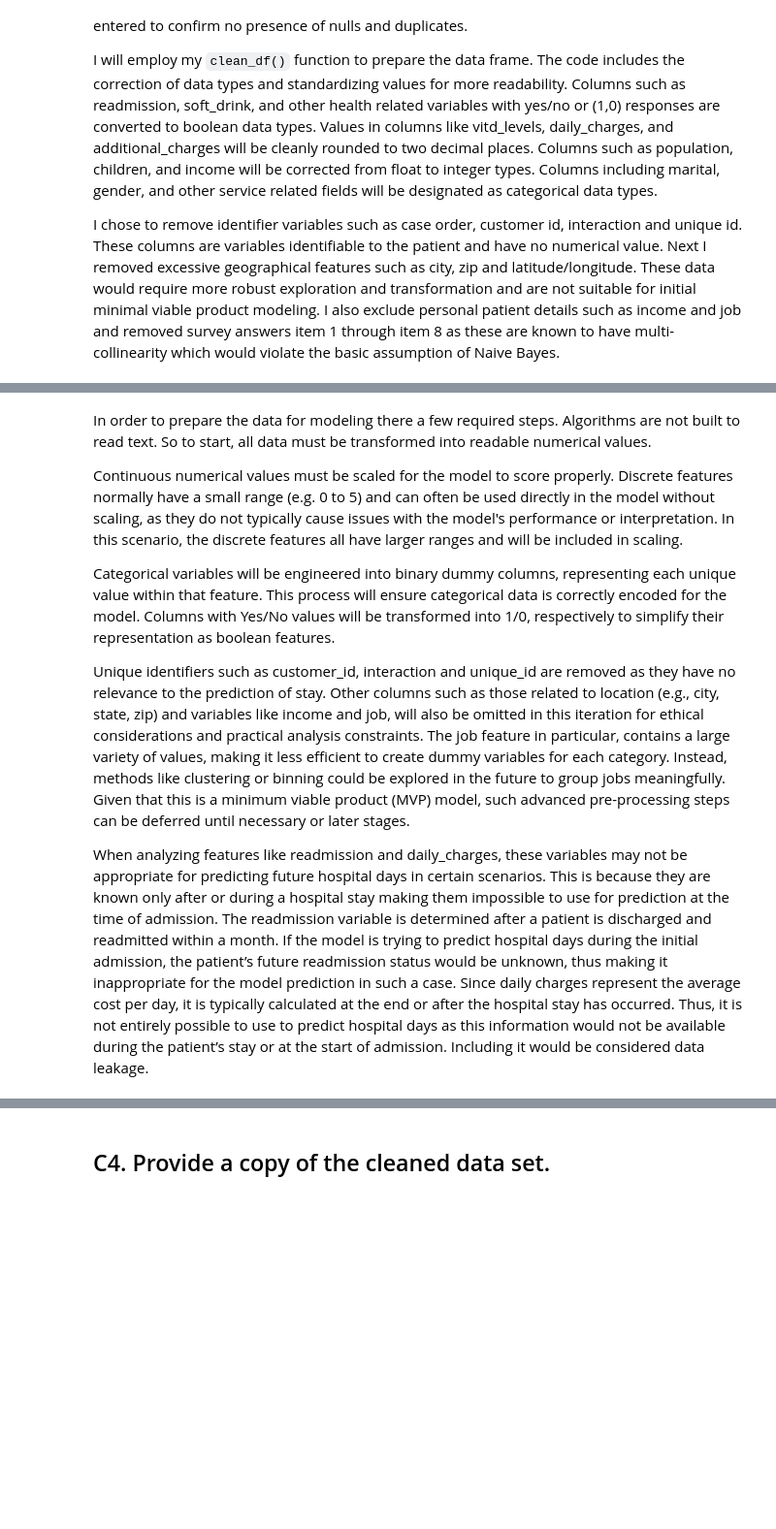
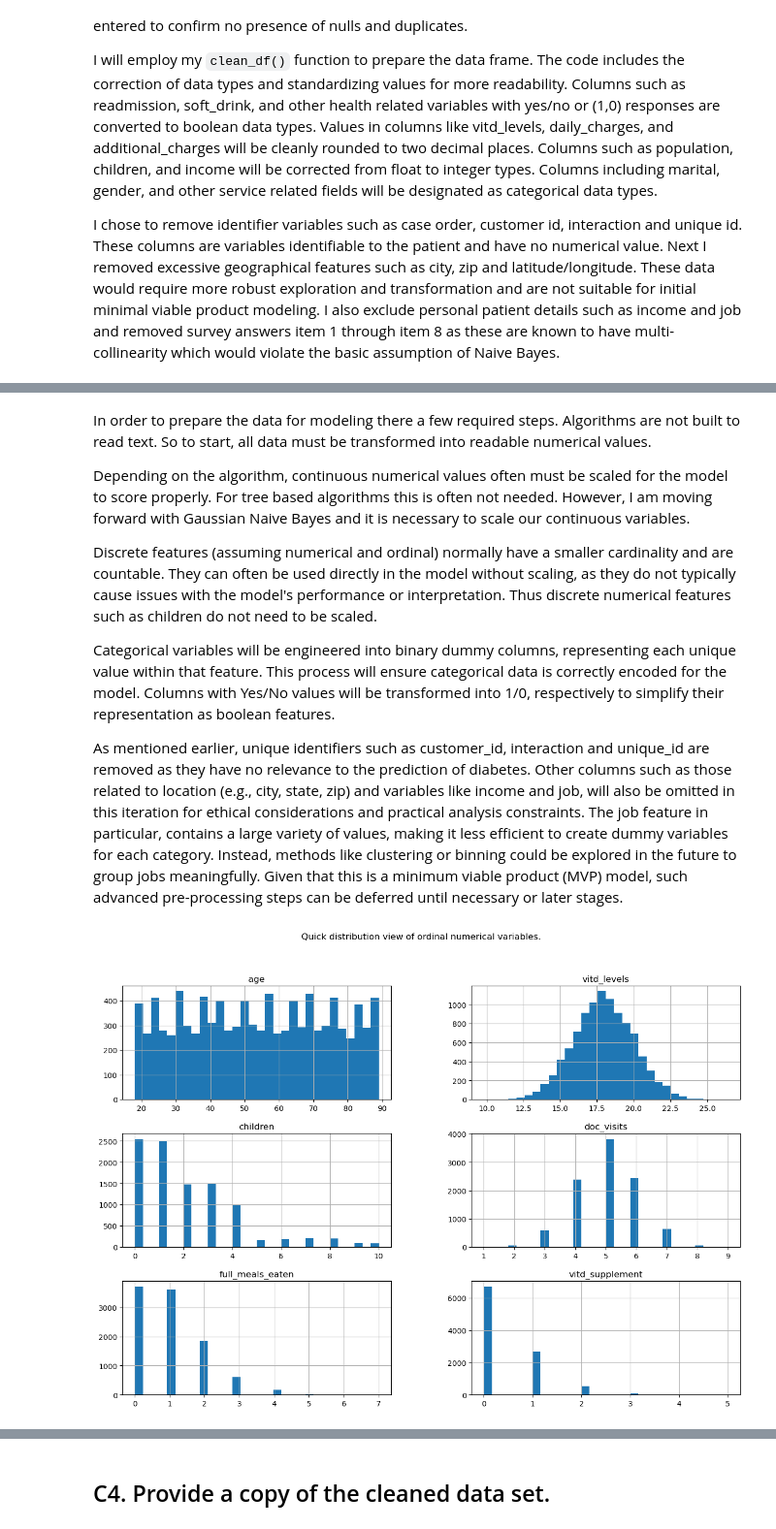
Before and after one commit to DesireeMcElroy/WGU_MSDA, a Jupyter notebook: D209-Data_Mining_I/NaiveBayes_Task1.ipynb, the cells around one changed output, grey strips where cells are left out. Shown: that part at 97% size. Saved outputs shown, nothing was run; the diff lists cells and outputs as text; code cells hidden in the pictures; blank space fills up the shorter version.

Commit message:
data model prep

```diff
--- a/D209-Data_Mining_I/NaiveBayes_Task1.ipynb
+++ b/D209-Data_Mining_I/NaiveBayes_Task1.ipynb
@@ -189,15 +152,10 @@ bool_vars = ['readmission',
 # %% [markdown]
-
-
-
-
-
 In order to prepare the data for modeling there a few required steps. Algorithms are not built to read text. So to start, all data must be transformed into readable numerical values.
 
-Continuous numerical values must be scaled for the model to score properly. Discrete features normally have a small range (e.g. 0 to 5) and can often be used directly in the model without scaling, as they do not typically cause issues with the model's performance or interpretation. In this scenario, the discrete features all have larger ranges and will be included in scaling.
+Depending on the algorithm, continuous numerical values often must be scaled for the model to score properly. For tree based algorithms this is often not needed. However, I am moving forward with Gaussian Naive Bayes and it is necessary to scale our continuous variables.
+
+Discrete features (assuming numerical and ordinal) normally have a smaller cardinality and are countable. They can often be used directly in the model without scaling, as they do not typically cause issues with the model's performance or interpretation. Thus discrete numerical features such as children do not need to be scaled.
 
 Categorical variables will be engineered into binary dummy columns, representing each unique value within that feature. This process will ensure categorical data is correctly encoded for the model. Columns with Yes/No values will be transformed into 1/0, respectively to simplify their representation as boolean features.
 
-Unique identifiers such as customer_id, interaction and unique_id are removed as they have no relevance to the prediction of stay. Other columns such as those related to location (e.g., city, state, zip) and variables like income and job, will also be omitted in this iteration for ethical considerations and practical analysis constraints. The job feature in particular, contains a large variety of values, making it less efficient to create dummy variables for each category. Instead, methods like clustering or binning could be explored in the future to group jobs meaningfully. Given that this is a minimum viable product (MVP) model, such advanced pre-processing steps can be deferred until necessary or later stages.
-
-When analyzing features like readmission and daily_charges, these variables may not be appropriate for predicting future hospital days in certain scenarios. This is because they are known only after or during a hospital stay making them impossible to use for prediction at the time of admission. The readmission variable is determined after a patient is discharged and readmitted within a month. If the model is trying to predict hospital days during the initial admission, the patient’s future readmission status would be unknown, thus making it inappropriate for the model prediction in such a case. Since daily charges represent the average cost per day, it is typically calculated at the end or after the hospital stay has occurred. Thus, it is not entirely possible to use to predict hospital days as this information would not be available during the patient’s stay or at the start of admission. Including it would be considered data leakage.
+As mentioned earlier, unique identifiers such as customer_id, interaction and unique_id are removed as they have no relevance to the prediction of diabetes. Other columns such as those related to location (e.g., city, state, zip) and variables like income and job, will also be omitted in this iteration for ethical considerations and practical analysis constraints. The job feature in particular, contains a large variety of values, making it less efficient to create dummy variables for each category. Instead, methods like clustering or binning could be explored in the future to group jobs meaningfully. Given that this is a minimum viable product (MVP) model, such advanced pre-processing steps can be deferred until necessary or later stages.
@@ -203,0 +202,6 @@ When analyzing features like readmission and daily_charges, these variables may
+# %%
+df[num_vars].hist(bins=30, figsize=(15, 10))
+plt.suptitle(f'Quick distribution view of ordinal numerical variables.')
+plt.show()
+# %% [output]
+[figure, added]
```
Also changed, not shown: parts of 14 cells of this notebook.
